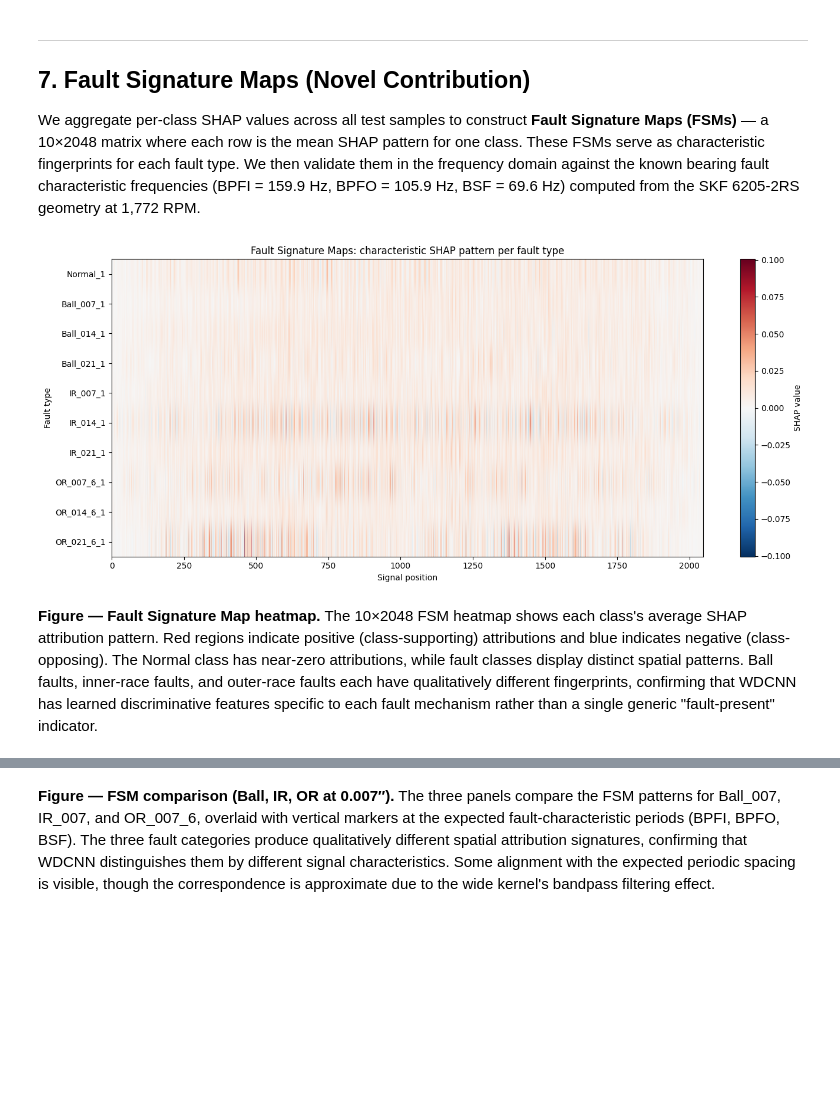
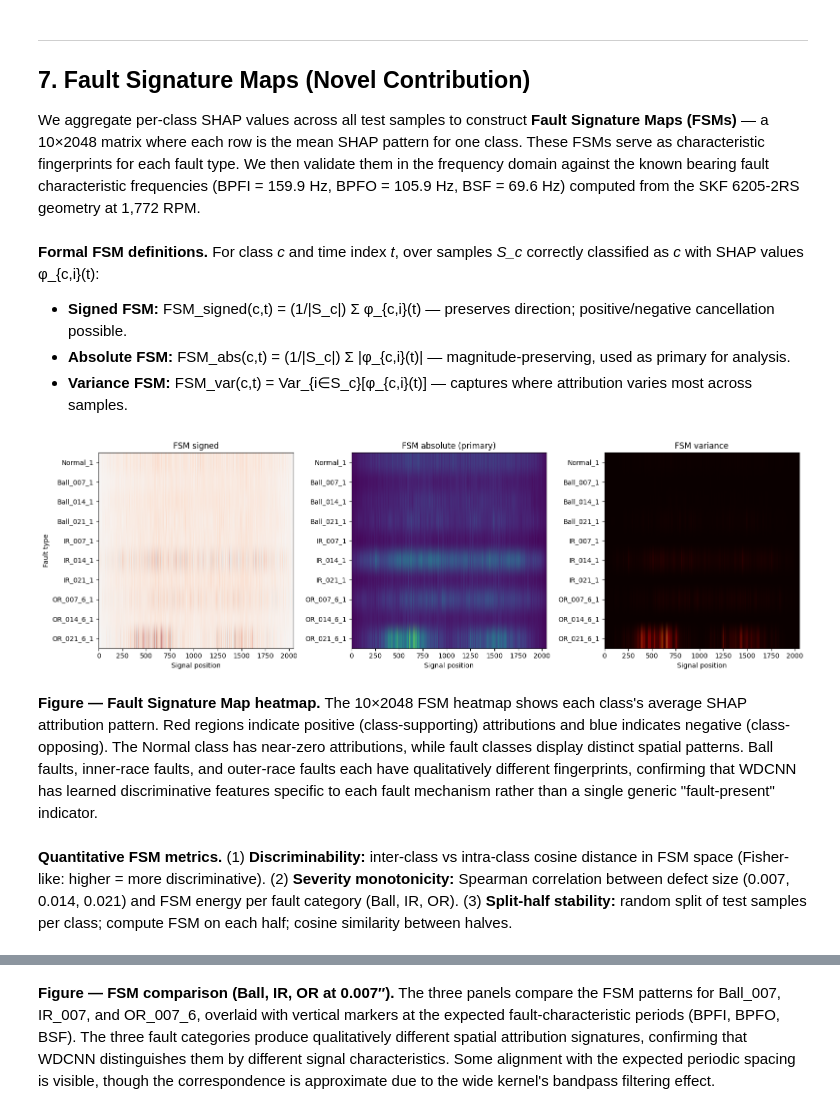
Before and after one commit to ekkirinaldi/ai-bearing-conference, a Jupyter notebook: kaggle/input/cwru-bearing-datasets/ID-crwu-bearings-wdcnn-shap-signal-explainability.ipynb, the cells around one changed output, grey strips where cells are left out. Cells and saved outputs as stored; diff of their text form; code cells hidden in the pictures; blank space fills up the shorter version.

```diff
--- a/kaggle/input/cwru-bearing-datasets/ID-crwu-bearings-wdcnn-shap-signal-explainability.ipynb
+++ b/kaggle/input/cwru-bearing-datasets/ID-crwu-bearings-wdcnn-shap-signal-explainability.ipynb
@@ -540,8 +740,10 @@ def stratified_sample(X, y, n_per_class):
     return np.array(idx_list)
 
 np.random.seed(RANDOM_SEED)
-bg_idx = stratified_sample(X_train, y_train, 10)
-shap_sample_idx = stratified_sample(X_test, y_test, 20)
+N_BG_PER_CLASS = 30   # 300 background total (literature: 500+ for stability; 300 balances rigor vs compute)
+N_TEST_SHAP_PER_CLASS = 50  # 500 test samples for SHAP/FSM
+bg_idx = stratified_sample(X_train, y_train, N_BG_PER_CLASS)
+shap_sample_idx = stratified_sample(X_test, y_test, N_TEST_SHAP_PER_CLASS)
 background_data = torch.FloatTensor(X_train[bg_idx])
 test_data = torch.FloatTensor(X_test[shap_sample_idx])
 print("Background:", background_data.shape, "| Test:", test_data.shape)
@@ -678,32 +880,62 @@ plt.show()
 ## 7. Fault Signature Maps (Novel Contribution)
 
 We aggregate per-class SHAP values across all test samples to construct **Fault Signature Maps (FSMs)** — a 10×2048 matrix where each row is the mean SHAP pattern for one class. These FSMs serve as characteristic fingerprints for each fault type. We then validate them in the frequency domain against the known bearing fault characteristic frequencies (BPFI = 159.9 Hz, BPFO = 105.9 Hz, BSF = 69.6 Hz) computed from the SKF 6205-2RS geometry at 1,772 RPM.
+# %% [markdown]
+**Formal FSM definitions.** For class *c* and time index *t*, over samples *S_c* correctly classified as *c* with SHAP values φ_{c,i}(t):
+
+- **Signed FSM:** FSM_signed(c,t) = (1/|S_c|) Σ φ_{c,i}(t) — preserves direction; positive/negative cancellation possible.
+- **Absolute FSM:** FSM_abs(c,t) = (1/|S_c|) Σ |φ_{c,i}(t)| — magnitude-preserving, used as primary for analysis.
+- **Variance FSM:** FSM_var(c,t) = Var_{i∈S_c}[φ_{c,i}(t)] — captures where attribution varies most across samples.
 # %%
-FSMs = []
+FSMs_signed = []
+FSMs_abs = []
+FSMs_var = []
 for i in range(10):
     sv_i = _get_shap_for_class(shap_values_np, i)
     mask = y_test[shap_sample_idx] == i
     if mask.sum() > 0:
         data = sv_i[mask]
     else:
         data = sv_i
-    fsm = np.mean(data, axis=0)
-    if fsm.ndim > 1:
-        fsm = fsm[:, i] if fsm.shape[-1] > i else fsm.mean(axis=-1)
-    FSMs.append(np.asarray(fsm).flatten())
-FSM_matrix = np.stack(FSMs)
-fig, ax = plt.subplots(figsize=(14, 6))
-im = ax.imshow(FSM_matrix, aspect="auto", cmap="RdBu_r", vmin=-np.abs(FSM_matrix).max(), vmax=np.abs(FSM_matrix).max())
-ax.set_yticks(range(10))
-ax.set_yticklabels(class_names)
-ax.set_xlabel("Signal position")
-ax.set_ylabel("Fault type")
-ax.set_title("Fault Signature Maps: characteristic SHAP pattern per fault type")
-plt.colorbar(im, ax=ax, label="SHAP value")
+    if data.ndim > 2:
+        data = data.reshape(data.shape[0], -1)
+    fsm_signed = np.mean(data, axis=0)
+    fsm_abs = np.mean(np.abs(data), axis=0)
+    fsm_var = np.var(data, axis=0)
+    for arr in (fsm_signed, fsm_abs, fsm_var):
+        if arr.ndim > 1:
+            arr = arr.flatten()
+    FSMs_signed.append(np.asarray(fsm_signed).flatten())
+    FSMs_abs.append(np.asarray(fsm_abs).flatten())
+    FSMs_var.append(np.asarray(fsm_var).flatten())
+FSM_matrix_signed = np.stack(FSMs_signed)
+FSM_matrix = np.stack(FSMs_abs)   # primary: absolute FSM (magnitude-preserving, no cancellation)
+FSM_matrix_var = np.stack(FSMs_var)
+FSMs = [np.asarray(FSMs_abs[i]).flatten() for i in range(10)]
+fig, axes = plt.subplots(1, 3, figsize=(16, 5))
+v_s = np.abs(FSM_matrix_signed).max()
+axes[0].imshow(FSM_matrix_signed, aspect="auto", cmap="RdBu_r", vmin=-v_s, vmax=v_s)
+axes[0].set_yticks(range(10))
+axes[0].set_yticklabels(class_names)
+axes[0].set_xlabel("Signal position")
+axes[0].set_ylabel("Fault type")
+axes[0].set_title("FSM signed")
+axes[1].imshow(FSM_matrix, aspect="auto", cmap="viridis")
+axes[1].set_yticks(range(10))
+axes[1].set_yticklabels(class_names)
+axes[1].set_xlabel("Signal position")
+axes[1].set_title("FSM absolute (primary)")
+axes[2].imshow(FSM_matrix_var, aspect="auto", cmap="hot")
+axes[2].set_yticks(range(10))
+axes[2].set_yticklabels(class_names)
+axes[2].set_xlabel("Signal position")
+axes[2].set_title("FSM variance")
 plt.tight_layout()
 plt.savefig(os.path.join(DATA_DIR, "results", "figures", "fault_signature_maps.png"), dpi=300)
 plt.show()
 # %% [output]
-[figure, old version]
+[figure, new version]
 # %% [markdown]
 **Figure — Fault Signature Map heatmap.** The 10×2048 FSM heatmap shows each class's average SHAP attribution pattern. Red regions indicate positive (class-supporting) attributions and blue indicates negative (class-opposing). The Normal class has near-zero attributions, while fault classes display distinct spatial patterns. Ball faults, inner-race faults, and outer-race faults each have qualitatively different fingerprints, confirming that WDCNN has learned discriminative features specific to each fault mechanism rather than a single generic "fault-present" indicator.
+# %% [markdown]
+**Quantitative FSM metrics.** (1) **Discriminability:** inter-class vs intra-class cosine distance in FSM space (Fisher-like: higher = more discriminative). (2) **Severity monotonicity:** Spearman correlation between defect size (0.007, 0.014, 0.021) and FSM energy per fault category (Ball, IR, OR). (3) **Split-half stability:** random split of test samples per class; compute FSM on each half; cosine similarity between halves.
```
Also changed, not shown: parts of 45 cells of this notebook, 1 other file.
